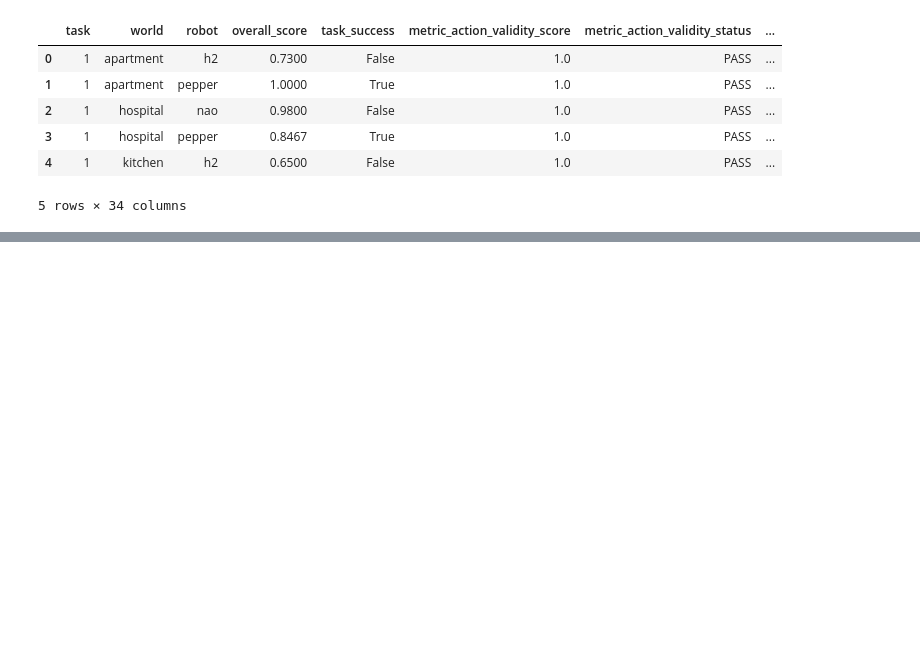
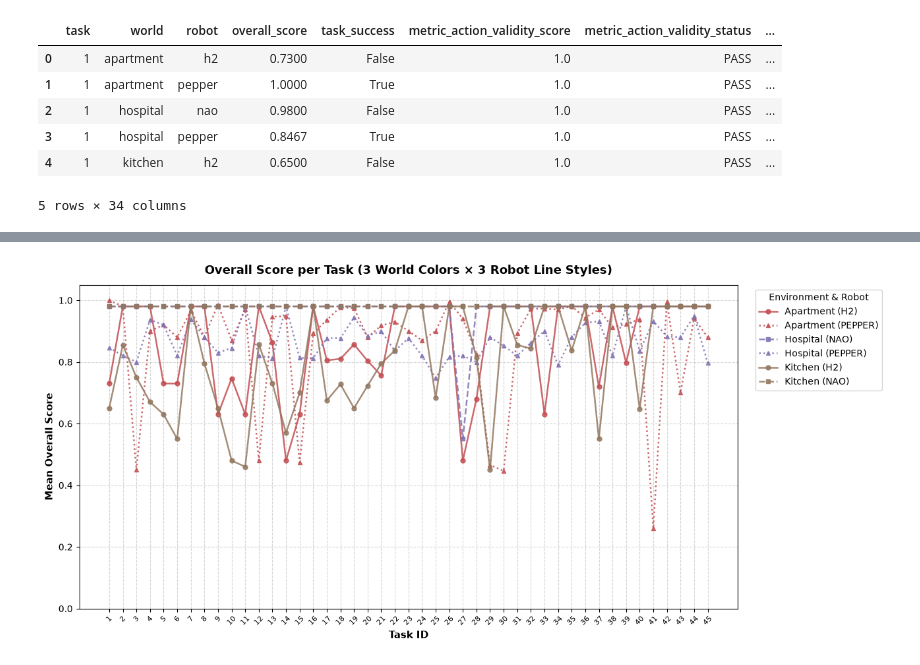
Before and after one commit to SanaJayaKrishna/DISSERTATION, a Jupyter notebook: app/datset.ipynb, the cells around one changed output, grey strips where cells are left out. Cells and saved outputs as stored; diff of their text form; code cells hidden in the pictures; blank space fills up the shorter version.

```diff
--- a/app/datset.ipynb
+++ b/app/datset.ipynb
@@ -13,0 +81,43 @@ df.head()
+# %%
+task_scores = df.groupby(["task", "world", "robot"])["overall_score"].mean().reset_index()
+# 3. Define 3 distinct colors for Worlds and 3 distinct line styles/markers for Robots
+world_colors = {
+    "apartment": "#C44E52",  # Red / Coral
+    "hospital":  "#8172B2",  # Purple
+    "kitchen":   "#937860"   # Brown / Earth
+}
+robot_styles = {
+    "h2":     {"linestyle": "-",  "marker": "o"},  # Solid line, Circle marker
+    "nao":    {"linestyle": "--", "marker": "s"},  # Dashed line, Square marker
+    "pepper": {"linestyle": ":",  "marker": "^"}   # Dotted line, Triangle marker
+}
+# 4. Plot score trend across tasks
+fig, ax = plt.subplots(figsize=(13, 6))
+for (world, robot), group in task_scores.groupby(["world", "robot"]):
+    group_sorted = group.sort_values("task")
+    ax.plot(
+        group_sorted["task"],
+        group_sorted["overall_score"],
+        label=f"{world.title()} ({robot.upper()})",
+        color=world_colors.get(world, "grey"),
+        linestyle=robot_styles.get(robot, {}).get("linestyle", "-"),
+        marker=robot_styles.get(robot, {}).get("marker", "o"),
+        linewidth=1.8,
+        markersize=5,
+        alpha=0.85
+    )
+ax.set_xlabel("Task ID", fontsize=11, fontweight="bold")
+ax.set_ylabel("Mean Overall Score", fontsize=11, fontweight="bold")
+ax.set_title("Overall Score per Task (3 World Colors × 3 Robot Line Styles)",
+             fontsize=13, fontweight="bold", pad=12)
+# Format axes and grid
+ax.set_xticks(sorted(df["task"].unique()))
+ax.tick_params(axis="x", labelsize=8, rotation=45)
+ax.set_ylim(0, 1.05)
+ax.grid(True, linestyle="--", alpha=0.5)
+# Legend outside plot area
+ax.legend(title="Environment & Robot", bbox_to_anchor=(1.02, 1), loc="upper left", frameon=True)
+plt.tight_layout()
+plt.show()
+# %% [output]
+[figure, added]
```
Also changed, not shown: parts of 8 cells of this notebook, 29 other files.
